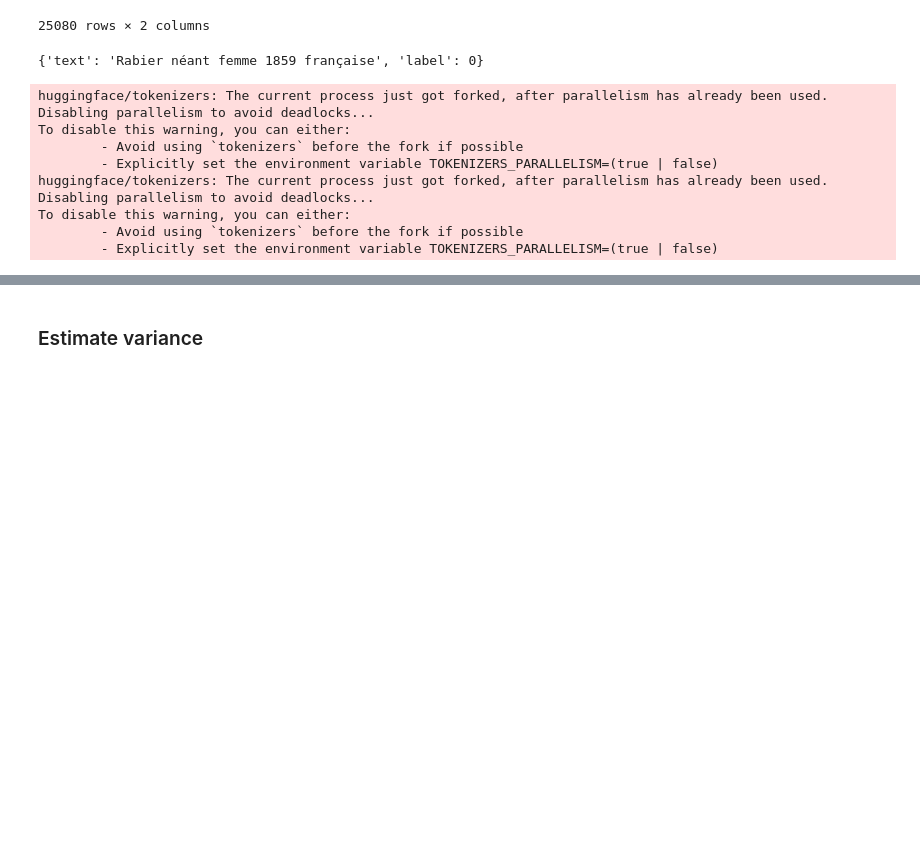
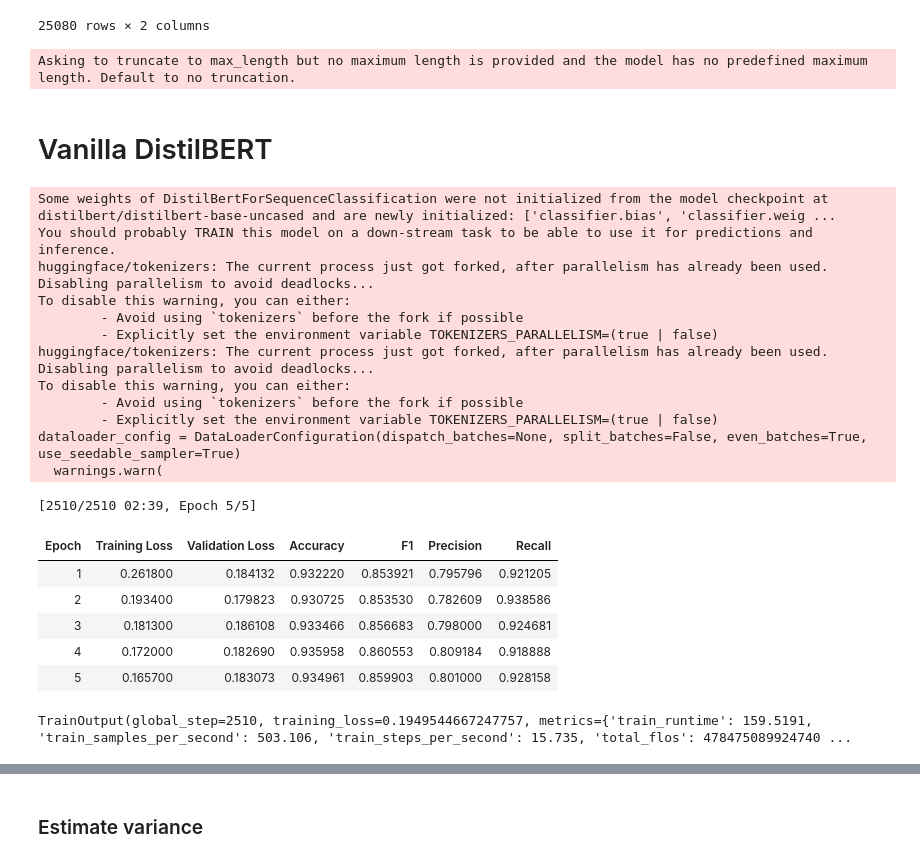
Before and after one commit to meilame-tayebjee/NLP-Projet, a Jupyter notebook: exp.ipynb, the cells around one changed output, grey strips where cells are left out. Drawn from its saved outputs; the diff is of its cells as text; code cells hidden in the pictures; blank space fills up the shorter version.

```diff
--- a/exp.ipynb
+++ b/exp.ipynb
@@ -51,18 +49,19 @@ dataset = Dataset.from_pandas(df)
-# %%
-dataset["train"][0]
-# %% [output]
-{'text': 'Rabier néant femme 1859 française', 'label': 0}
 # %%
+dataset = Dataset.from_pandas(df)
+
 train_testvalid = dataset.train_test_split(0.2, seed=42)
 # Split the 10% test + valid in half test, half valid
-test_valid = train_testvalid['test'].train_test_split(0.5)
+train_valid = train_testvalid['train'].train_test_split(0.2, seed=42)
 # gather everyone if you want to have a single DatasetDict
 train_test_valid_dataset = DatasetDict({
-    'train': train_testvalid['train'],
-    'test': test_valid['test'],
-    'valid': test_valid['train']})
+    'train': train_valid['train'],
+    'test': train_testvalid['test'],
+    'valid': train_valid['test']})
+
 
 dataset = train_test_valid_dataset
 tokenized_text = dataset.map(preprocess_function, batched=True)
+# %% [output]
+Asking to truncate to max_length but no maximum length is provided and the model has no predefined maximum length. Default to no truncation.
 # %%
 data_collator = DataCollatorWithPadding(tokenizer=tokenizer, padding = 'longest')
@@ -69,24 +71,51 @@ data_collator = DataCollatorWithPadding(tokenizer=tokenizer, padding = 'longest'
+# %% [markdown]
+# Vanilla DistilBERT
 # %%
-id2label = {0: "NEGATIVE", 1: "POSITIVE"}
-label2id = {"NEGATIVE": 0, "POSITIVE": 1}
+model = AutoModelForSequenceClassification.from_pretrained(
+    "distilbert/distilbert-base-uncased", num_labels=2, id2label=id2label, label2id=label2id
+).to(device)
 
 training_args = TrainingArguments(
     output_dir="distilbert",
-    learning_rate=1e-6,
+    learning_rate=6e-6,
     per_device_train_batch_size=32,
     per_device_eval_batch_size=16,
-    num_train_epochs=10,
-    weight_decay=0.1,
+    num_train_epochs=5,
+    weight_decay=0.05,
     evaluation_strategy="epoch",
     save_strategy="epoch",
     load_best_model_at_end=True,
+    save_total_limit=1,
     fp16 = True)
+
+trainer = Trainer(
+    model=model,
+    args=training_args,
+    train_dataset=tokenized_text["train"],
+    eval_dataset=tokenized_text["valid"],
+    tokenizer=tokenizer,
+    compute_metrics=compute_metrics,
+)
+
+trainer.train()
 # %% [output]
+Some weights of DistilBertForSequenceClassification were not initialized from the model checkpoint at distilbert/distilbert-base-uncased and are newly initialized: ['classifier.bias', 'classifier.weig ...
+You should probably TRAIN this model on a down-stream task to be able to use it for predictions and inference.
 huggingface/tokenizers: The current process just got forked, after parallelism has already been used. Disabling parallelism to avoid deadlocks...
 To disable this warning, you can either:
         - Avoid using `tokenizers` before the fork if possible
         - Explicitly set the environment variable TOKENIZERS_PARALLELISM=(true | false)
 huggingface/tokenizers: The current process just got forked, after parallelism has already been used. Disabling parallelism to avoid deadlocks...
 To disable this warning, you can either:
         - Avoid using `tokenizers` before the fork if possible
         - Explicitly set the environment variable TOKENIZERS_PARALLELISM=(true | false)
+dataloader_config = DataLoaderConfiguration(dispatch_batches=None, split_batches=False, even_batches=True, use_seedable_sampler=True)
+  warnings.warn(
+[2510/2510 02:39, Epoch 5/5]
+| Epoch | Training Loss | Validation Loss | Accuracy | F1 | Precision | Recall |
+| 1 | 0.261800 | 0.184132 | 0.932220 | 0.853921 | 0.795796 | 0.921205 |
+| 2 | 0.193400 | 0.179823 | 0.930725 | 0.853530 | 0.782609 | 0.938586 |
+| 3 | 0.181300 | 0.186108 | 0.933466 | 0.856683 | 0.798000 | 0.924681 |
+| 4 | 0.172000 | 0.182690 | 0.935958 | 0.860553 | 0.809184 | 0.918888 |
+| 5 | 0.165700 | 0.183073 | 0.934961 | 0.859903 | 0.801000 | 0.928158 |
+TrainOutput(global_step=2510, training_loss=0.1949544667247757, metrics={'train_runtime': 159.5191, 'train_samples_per_second': 503.106, 'train_steps_per_second': 15.735, 'total_flos': 478475089924740 ...
```
Also changed, not shown: parts of 22 cells of this notebook, 3 other files.
